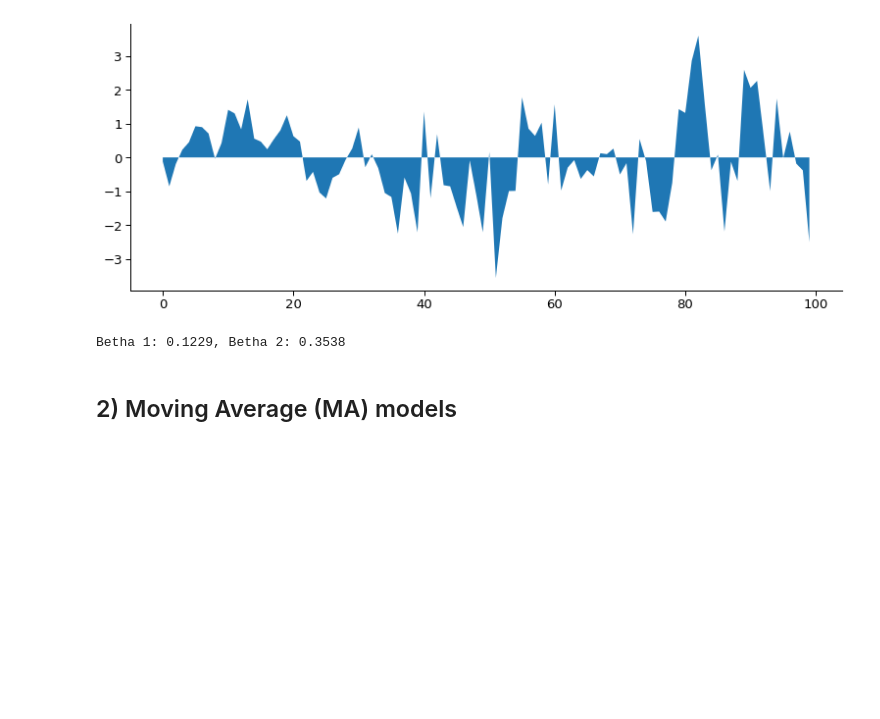
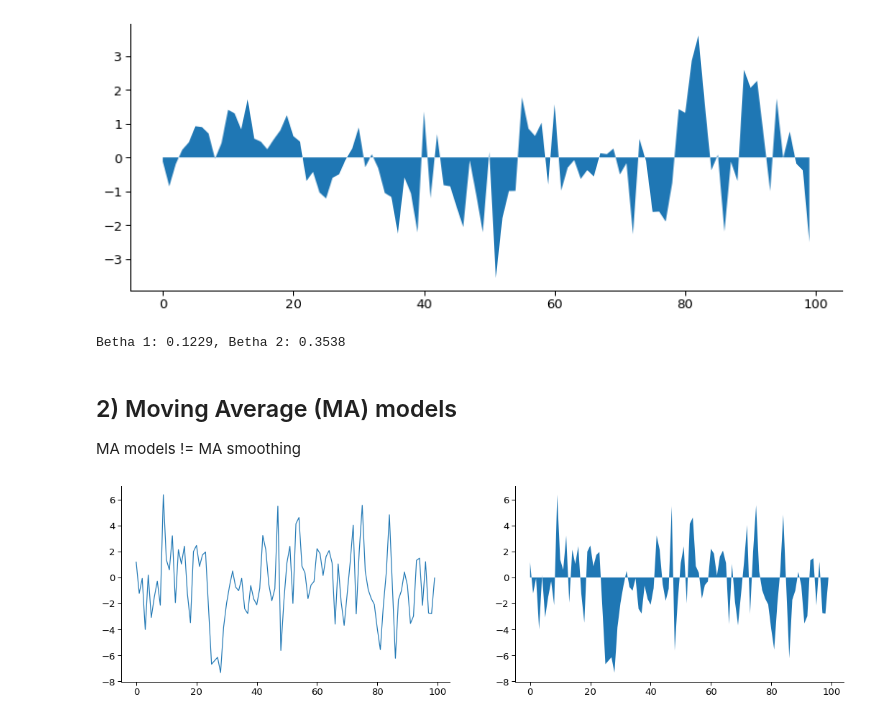
Before and after one commit to razielar/coursera_time_series_forecasting, a Jupyter notebook: coursera_time_series/week_3/1_arma_models/arma.models.ipynb, the cells around one changed output. Saved outputs shown, nothing was run; the diff lists cells and outputs as text; code cells hidden in the pictures; blank space fills up the shorter version.

Commit message:
MA models done

```diff
--- a/coursera_time_series/week_3/1_arma_models/arma.models.ipynb
+++ b/coursera_time_series/week_3/1_arma_models/arma.models.ipynb
@@ -104,3 +117,26 @@ print("Betha 1: {:.4f}, Betha 2: {:.4f}".format(model.params[1], model.params[2]
 Betha 1: 0.1229, Betha 2: 0.3538
 # %% [markdown]
 ## 2) Moving Average (MA) models
+MA models != MA smoothing
+# %%
+np.random.seed(12)
+
+time= np.arange(100)
+ma1_sample= np.zeros(100)
+# Create a vector of random normally distributed errors
+error= np.random.normal(loc= 0, scale= 2.5, size= 100)
+ma1_sample[0] += error[0]
+
+for t in time[1:]:
+    ma1_sample[t] = (0.4 * error[t-1]) + error[t]
+
+# Plot
+fig, axes= plt.subplots(1,2)
+fig.set_figwidth(18)
+
+axes[0].plot(time, ma1_sample)
+axes[1].fill_between(time, ma1_sample)
+
+plt.show()
+# %% [output]
+[figure, added]
```
Also changed, not shown: parts of 12 cells of this notebook.
